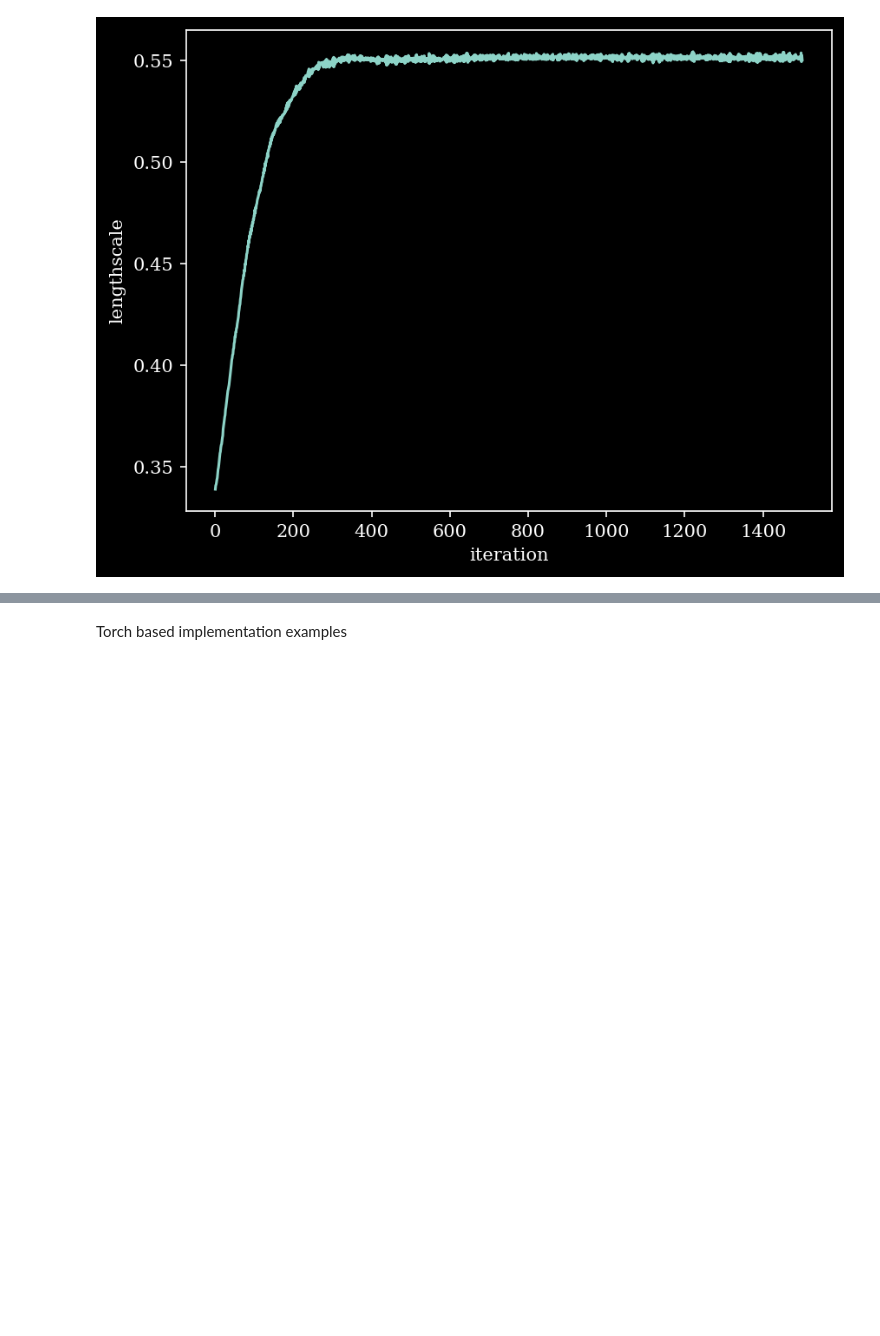
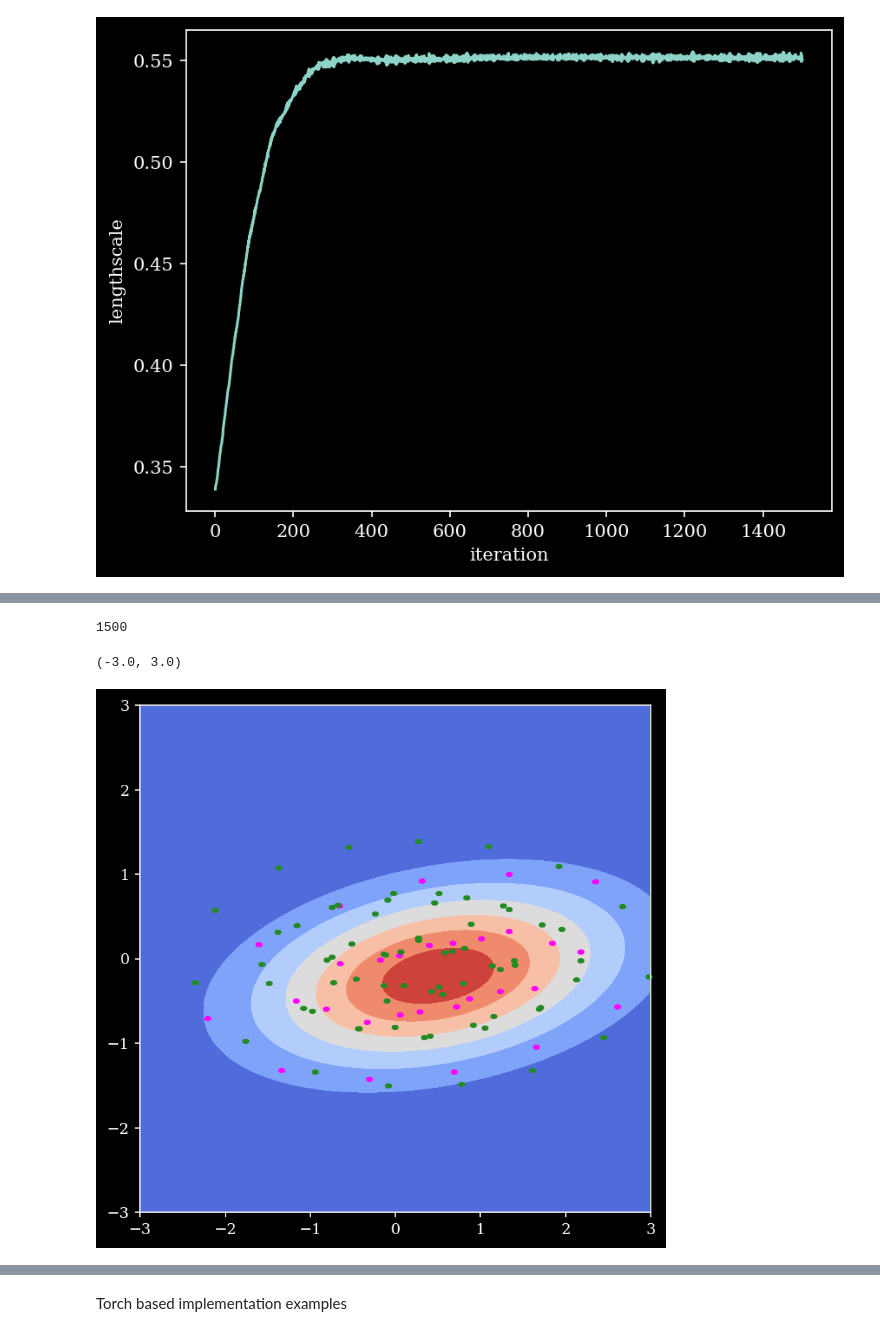
Before and after one commit to aniketjivani/generative_experiments, a Jupyter notebook: vanilla_stein_example.ipynb, the cells around one changed output, grey strips where cells are left out. Saved outputs shown, nothing was run; the diff lists cells and outputs as text; code cells hidden in the pictures; blank space fills up the shorter version.

```diff
--- a/vanilla_stein_example.ipynb
+++ b/vanilla_stein_example.ipynb
@@ -251,0 +337,4 @@ Text(0, 0.5, 'lengthscale')
+# %%
+n_iters
+# %% [output]
+1500
@@ -251,0 +448,42 @@ Text(0, 0.5, 'lengthscale')
+# %%
+post_particles_hf, post_particles_lf, lengthscales_all_hf, lengthscales_all_lf =\
+SVGD_multiple_fidelities().update(initial_particles,
+                                  dlnprob_hf,
+                                  dlnprob_lf,
+                                  indices_hf,
+                                  indices_lf,
+                                  n_iters=1500,
+                                  stepsize=0.01,
+                                  return_all=True)
+# %%
+x, y = np.mgrid[-3:3:.01, -3:3:.01]
+pos = np.dstack((x, y))
+
+fig2 = plt.figure(figsize=(6, 6))
+ax2 = fig2.add_subplot(111)
+ax2.contourf(x, y,
+             rv.pdf(pos),
+             cmap='coolwarm')
+
+marker_symbol = u'\u2B2C'
+
+# Scatter initial particles
+ax2.scatter(post_particles_hf[:, 0, -1], post_particles_hf[:, 1, -1],
+            color="magenta",
+            marker="$%s$" % marker_symbol,
+            s=15,
+            clip_on=False,
+            label="HF")
+
+ax2.scatter(post_particles_lf[:, 0, -1], post_particles_lf[:, 1, -1],
+            color="forestgreen",
+            marker="$%s$" % marker_symbol,
+            s=15,
+            clip_on=False,
+            label="LF")
+
+ax2.set_xlim(-3, 3)
+ax2.set_ylim(-3, 3)
+# %% [output]
+(-3.0, 3.0)
+[figure, added]
```
Also changed, not shown: parts of 27 cells of this notebook.
